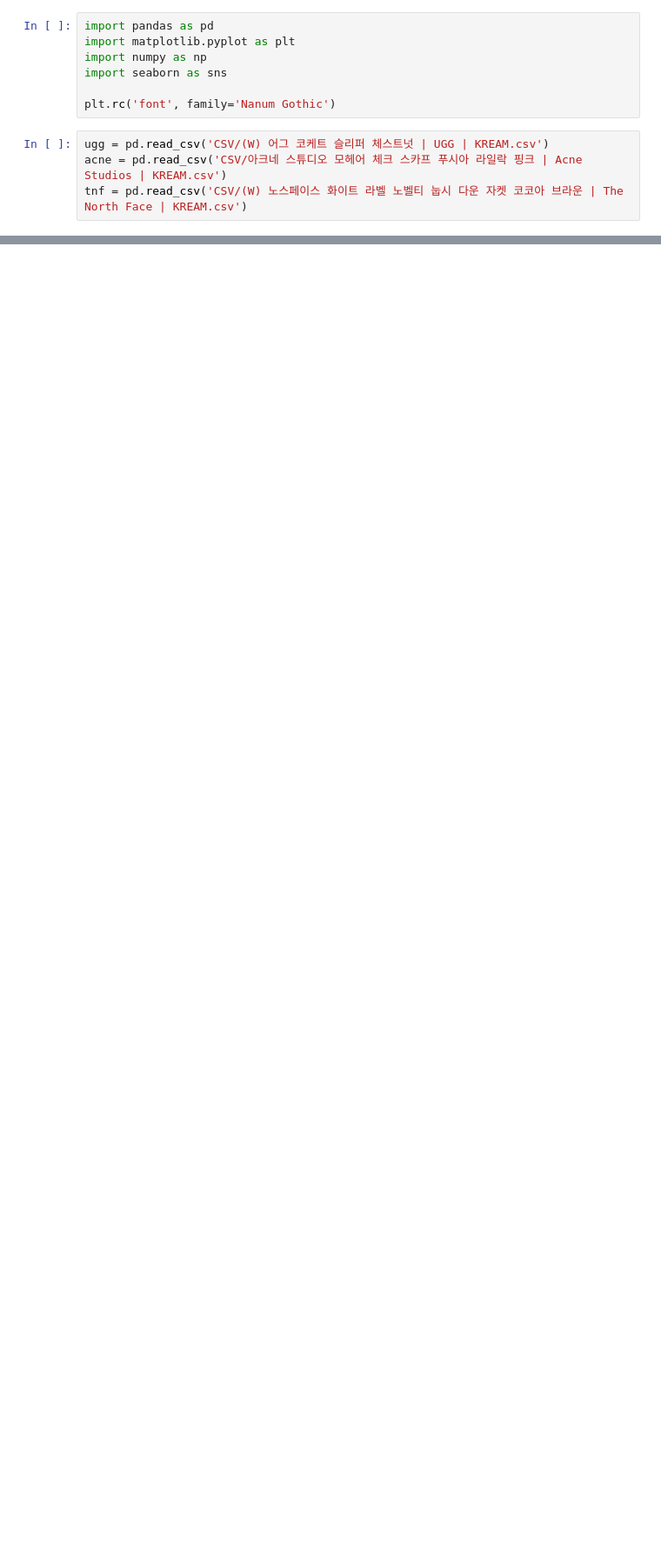
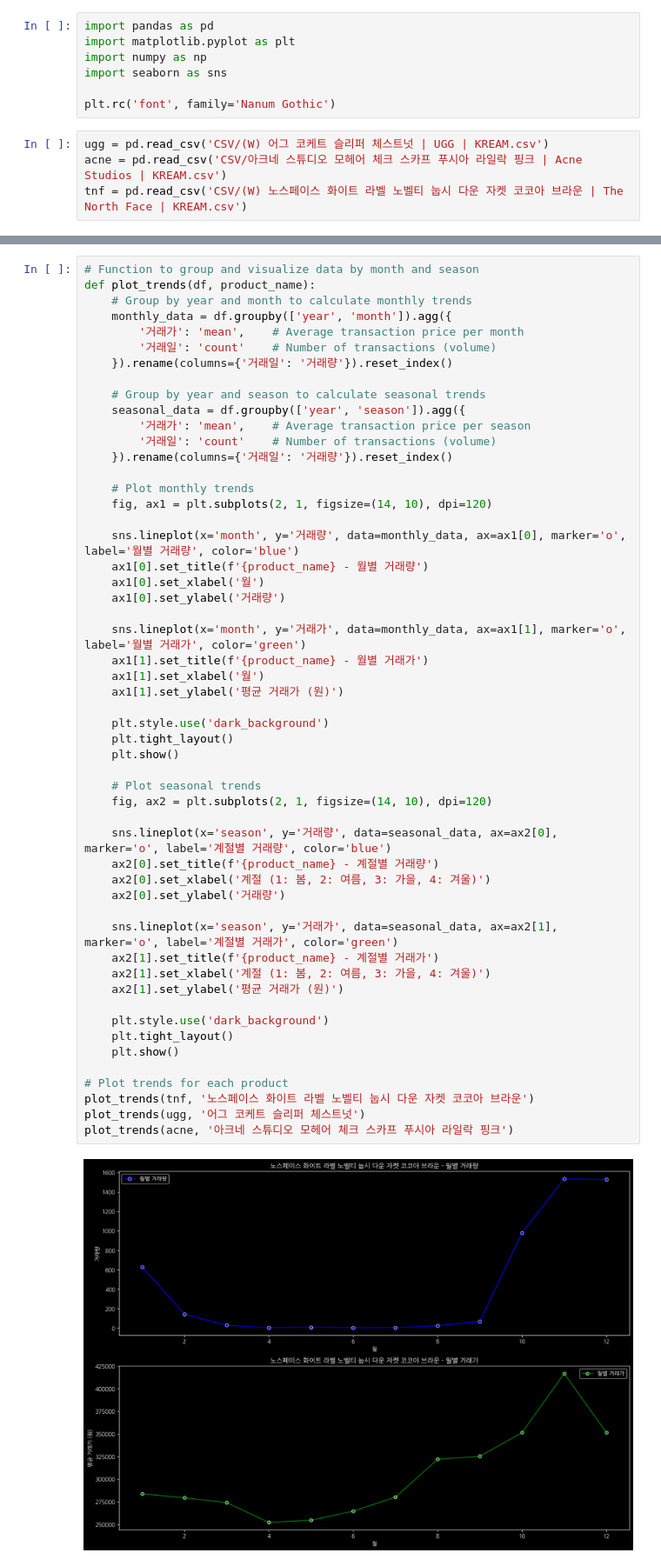
Before and after one commit to missiletoe/kream, a Jupyter notebook: 분석4 - 시즈널제품3종.ipynb, the cells around one changed output, grey strips where cells are left out. Shown at 87% size. Cells and saved outputs as stored; diff of their text form; blank space fills up the shorter version.

```diff
--- a/분석4 - 시즈널제품3종.ipynb
+++ b/분석4 - 시즈널제품3종.ipynb
@@ -48,0 +55,55 @@ tnf.tail()
+# %%
+# Function to group and visualize data by month and season
+def plot_trends(df, product_name):
+    # Group by year and month to calculate monthly trends
+    monthly_data = df.groupby(['year', 'month']).agg({
+        '거래가': 'mean',    # Average transaction price per month
+        '거래일': 'count'    # Number of transactions (volume)
+    }).rename(columns={'거래일': '거래량'}).reset_index()
+
+    # Group by year and season to calculate seasonal trends
+    seasonal_data = df.groupby(['year', 'season']).agg({
+        '거래가': 'mean',    # Average transaction price per season
+        '거래일': 'count'    # Number of transactions (volume)
+    }).rename(columns={'거래일': '거래량'}).reset_index()
+
+    # Plot monthly trends
+    fig, ax1 = plt.subplots(2, 1, figsize=(14, 10), dpi=120)
+
+    sns.lineplot(x='month', y='거래량', data=monthly_data, ax=ax1[0], marker='o', label='월별 거래량', color='blue')
+    ax1[0].set_title(f'{product_name} - 월별 거래량')
+    ax1[0].set_xlabel('월')
+    ax1[0].set_ylabel('거래량')
+
+    sns.lineplot(x='month', y='거래가', data=monthly_data, ax=ax1[1], marker='o', label='월별 거래가', color='green')
+    ax1[1].set_title(f'{product_name} - 월별 거래가')
+    ax1[1].set_xlabel('월')
+    ax1[1].set_ylabel('평균 거래가 (원)')
+
+    plt.style.use('dark_background')
+    plt.tight_layout()
+    plt.show()
+
+    # Plot seasonal trends
+    fig, ax2 = plt.subplots(2, 1, figsize=(14, 10), dpi=120)
+
+    sns.lineplot(x='season', y='거래량', data=seasonal_data, ax=ax2[0], marker='o', label='계절별 거래량', color='blue')
+    ax2[0].set_title(f'{product_name} - 계절별 거래량')
+    ax2[0].set_xlabel('계절 (1: 봄, 2: 여름, 3: 가을, 4: 겨울)')
+    ax2[0].set_ylabel('거래량')
+
+    sns.lineplot(x='season', y='거래가', data=seasonal_data, ax=ax2[1], marker='o', label='계절별 거래가', color='green')
+    ax2[1].set_title(f'{product_name} - 계절별 거래가')
+    ax2[1].set_xlabel('계절 (1: 봄, 2: 여름, 3: 가을, 4: 겨울)')
+    ax2[1].set_ylabel('평균 거래가 (원)')
+
+    plt.style.use('dark_background')
+    plt.tight_layout()
+    plt.show()
+
+# Plot trends for each product
+plot_trends(tnf, '노스페이스 화이트 라벨 노벨티 눕시 다운 자켓 코코아 브라운')
+plot_trends(ugg, '어그 코케트 슬리퍼 체스트넛')
+plot_trends(acne, '아크네 스튜디오 모헤어 체크 스카프 푸시아 라일락 핑크')
+# %% [output]
+[figure, added]
```
Also changed, not shown: parts of 4 cells of this notebook.
